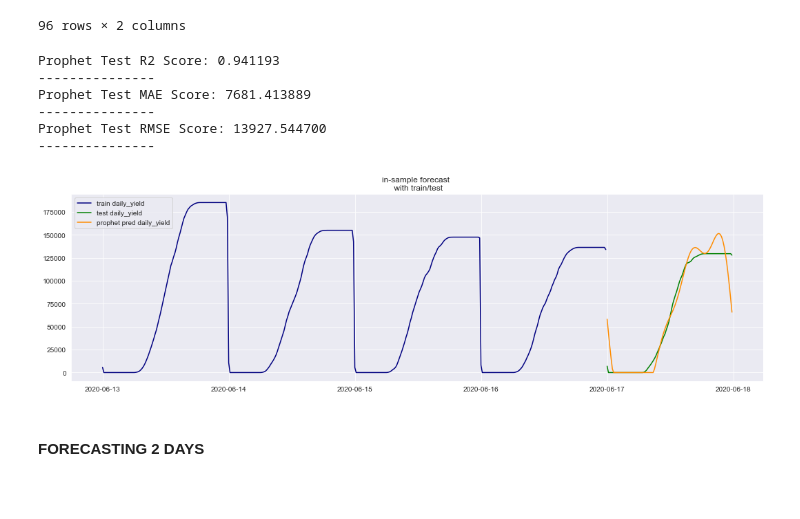
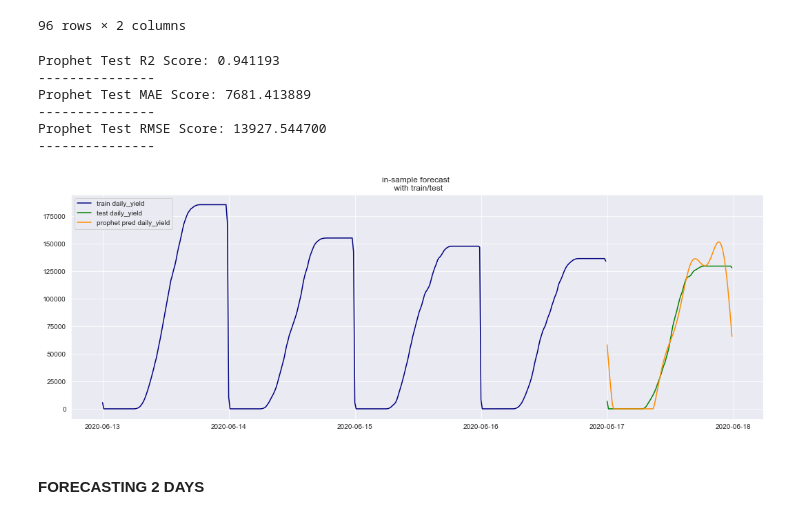
Before and after one commit to Ozxahmed/flatiron_capstone, a Jupyter notebook: notebooks/report/final_notebook_my_thoughts_from_a_balcony.ipynb, the cells around one changed output. Cells and saved outputs as stored; diff of their text form; code cells hidden in the pictures; blank space fills up the shorter version.

```diff
--- a/notebooks/report/final_notebook_my_thoughts_from_a_balcony.ipynb
+++ b/notebooks/report/final_notebook_my_thoughts_from_a_balcony.ipynb
@@ -809,28 +811,28 @@ pred_metric_df
 # %%
 print('Prophet Test R2 Score: %f' % (r2_score(pred_metric_df.y, pred_metric_df.yhat)))
 print('-'*15)
 
 print('Prophet Test MAE Score: %f' % (mean_absolute_error(pred_metric_df.y, pred_metric_df.yhat)))
 print('-'*15)
 
 print('Prophet Test RMSE Score: %f' % (mean_squared_error(pred_metric_df.y, pred_metric_df.yhat,squared=False)))
 print('-'*15)
 
-plt.figure(figsize=(18,5))
+plt.figure(figsize=(18,6))
 plt.plot(prophet_train.ds, prophet_train.y, label='train daily_yield', c='navy')
 plt.plot(prophet_test.ds, prophet_test.y, label='test daily_yield', c='green')
 plt.plot(pred_metric_df.yhat, label = 'prophet pred daily_yield', color='darkorange')
 plt.legend(loc='upper left')
-plt.title('in-sample forecast \n with train/test')
-plt.show()
+plt.title('in-sample forecast \n with train/test');
+# plt.savefig('../../data/figures/prophet_pred_model.png')
 # %% [output]
 Prophet Test R2 Score: 0.941193
 ---------------
 Prophet Test MAE Score: 7681.413889
 ---------------
 Prophet Test RMSE Score: 13927.544700
 ---------------
-[figure, old version]
+[figure, new version]
 # %% [markdown]
 #### **FORECASTING 2 DAYS**
 # %% [markdown]
```
Also changed, not shown: parts of 12 cells of this notebook, 3 other files.
